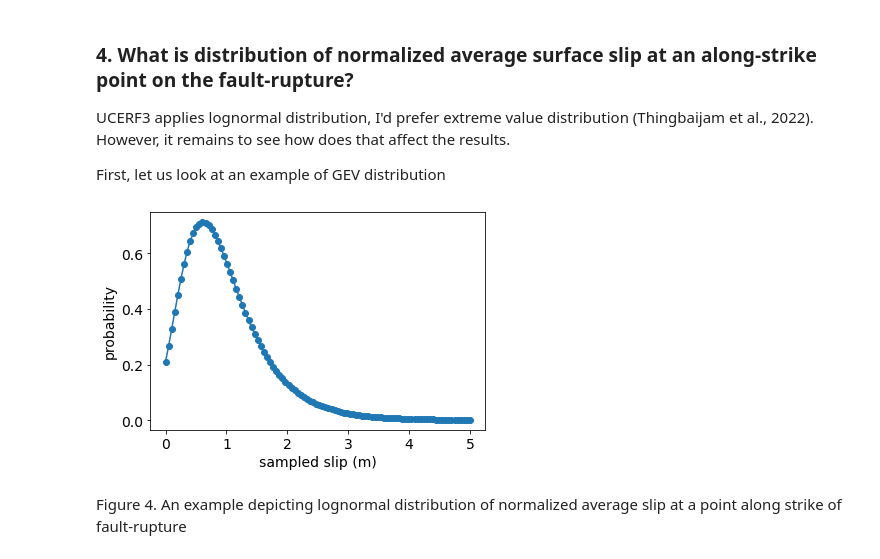
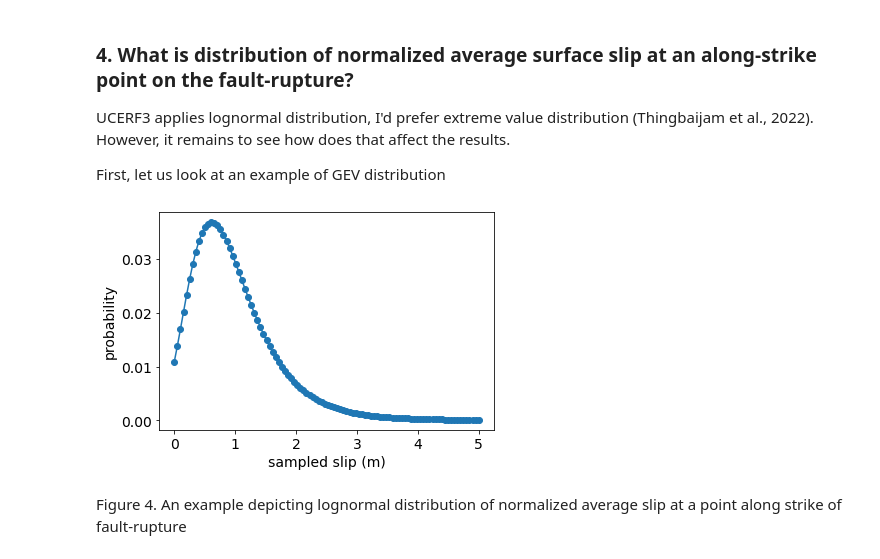
Before and after one commit to thingbaijam/detectpaleo, a Jupyter notebook: workflow_general.ipynb, the cells around one changed output. Saved outputs shown, nothing was run; the diff lists cells and outputs as text; code cells hidden in the pictures.

```diff
--- a/workflow_general.ipynb
+++ b/workflow_general.ipynb
@@ -45,13 +45,13 @@ UCERF3 applies lognormal distribution, I'd prefer extreme value distribution (Th
 
 First, let us look at an example of GEV distribution
 # %%
-sampledslip, sampledslipprob = dpaleo.prob_slip_profpoint (1, xi=0.2, model = "GEV")
+sampledslip, sampledslipprob = dpaleo.prob_slip_profpoint (1, xi=0.2, model = "GEV", normalized = True)
 
 plt.plot(sampledslip, sampledslipprob, 'o-')
 plt.xlabel('sampled slip (m)');
 plt.ylabel('probability');
 # %% [output]
-[figure, old version]
+[figure, new version]
 # %% [markdown]
 Figure 4. An example depicting lognormal distribution of normalized average slip at a point along strike of fault-rupture
 # %% [markdown]
```
Also changed, not shown: parts of 3 cells of this notebook.
